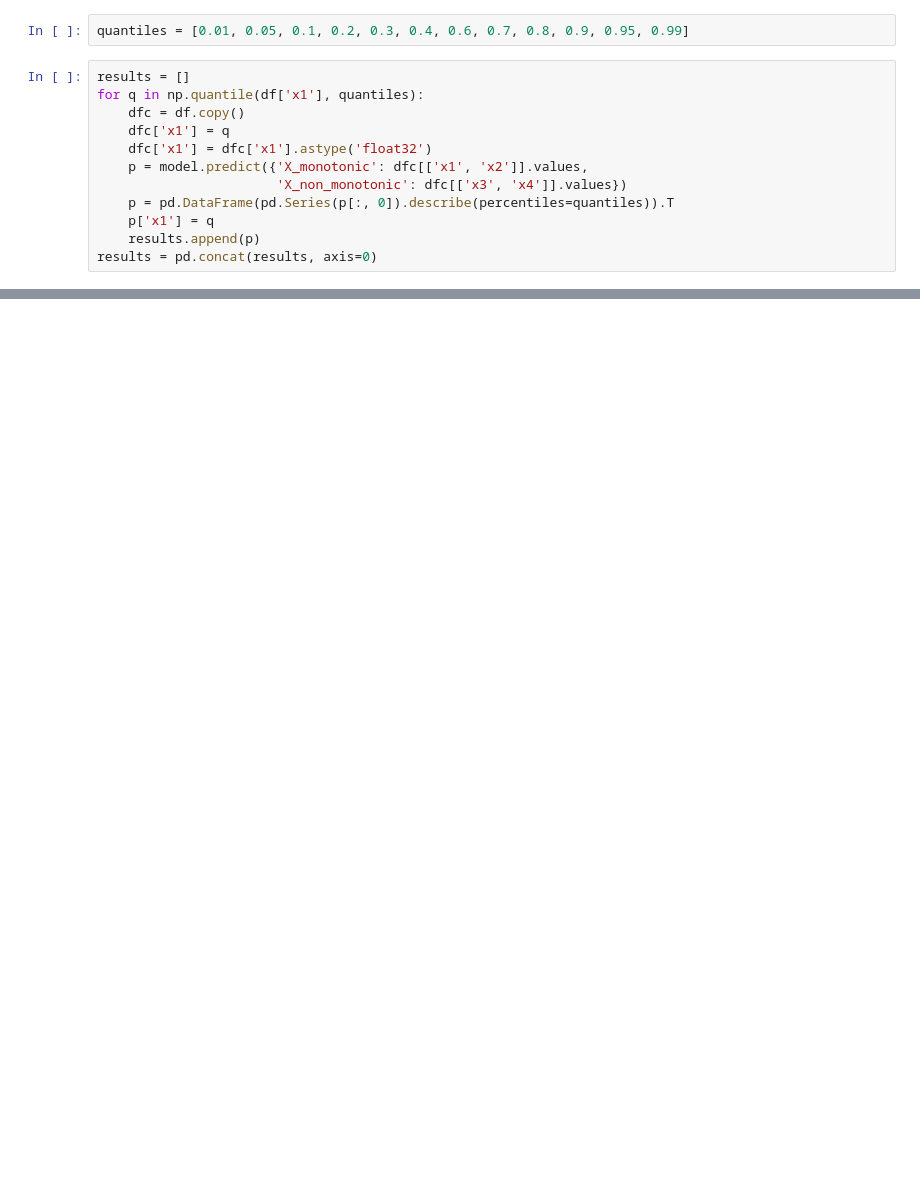
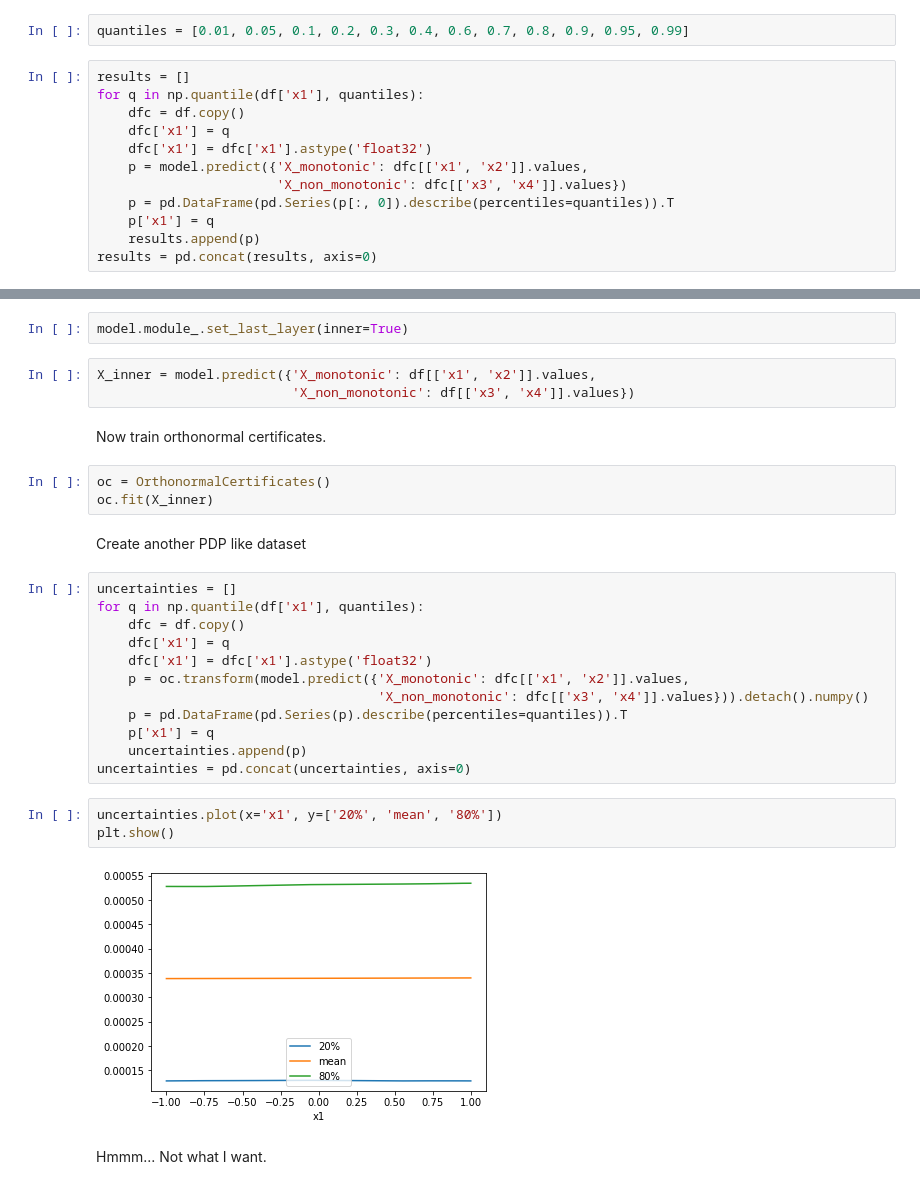
Before and after one commit to djarpin/tabularasa, a Jupyter notebook: mixed_network.ipynb, the cells around one changed output, grey strips where cells are left out. Cells and saved outputs as stored; diff of their text form; blank space fills up the shorter version.

Commit message:
ADDED: Orthnormal certificates work in progress

```diff
--- a/mixed_network.ipynb
+++ b/mixed_network.ipynb
@@ -91,0 +83,31 @@ plt.show()
+# %%
+model.module_.set_last_layer(inner=True)
+# %%
+X_inner = model.predict({'X_monotonic': df[['x1', 'x2']].values,
+                         'X_non_monotonic': df[['x3', 'x4']].values})
+# %% [markdown]
+Now train orthonormal certificates.
+# %%
+oc = OrthonormalCertificates()
+oc.fit(X_inner)
+# %% [markdown]
+Create another PDP like dataset
+# %%
+uncertainties = []
+for q in np.quantile(df['x1'], quantiles):
+    dfc = df.copy()
+    dfc['x1'] = q
+    dfc['x1'] = dfc['x1'].astype('float32')
+    p = oc.transform(model.predict({'X_monotonic': dfc[['x1', 'x2']].values,
+                                    'X_non_monotonic': dfc[['x3', 'x4']].values})).detach().numpy()
+    p = pd.DataFrame(pd.Series(p).describe(percentiles=quantiles)).T
+    p['x1'] = q
+    uncertainties.append(p)
+uncertainties = pd.concat(uncertainties, axis=0)
+# %%
+uncertainties.plot(x='x1', y=['20%', 'mean', '80%'])
+plt.show()
+# %% [output]
+[figure, added]
+# %% [markdown]
+Hmmm... Not what I want.
```
Also changed, not shown: parts of 4 cells of this notebook, 4 other files.
